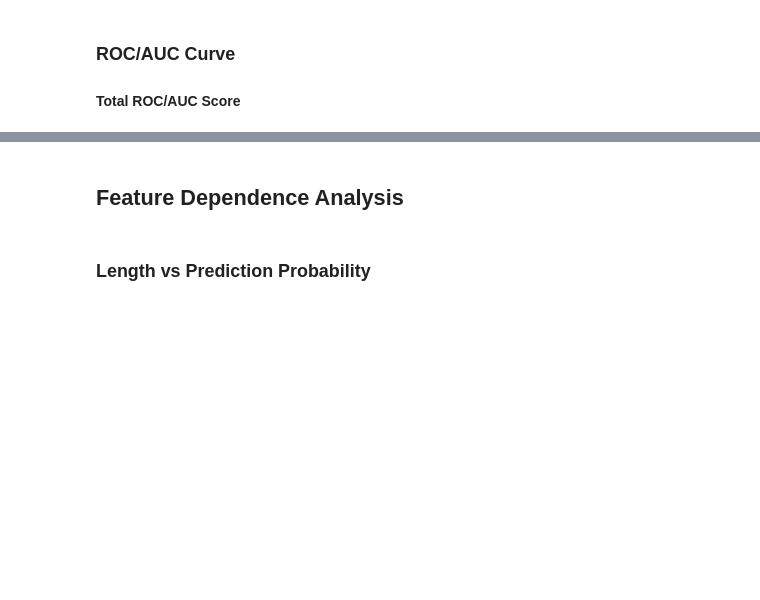
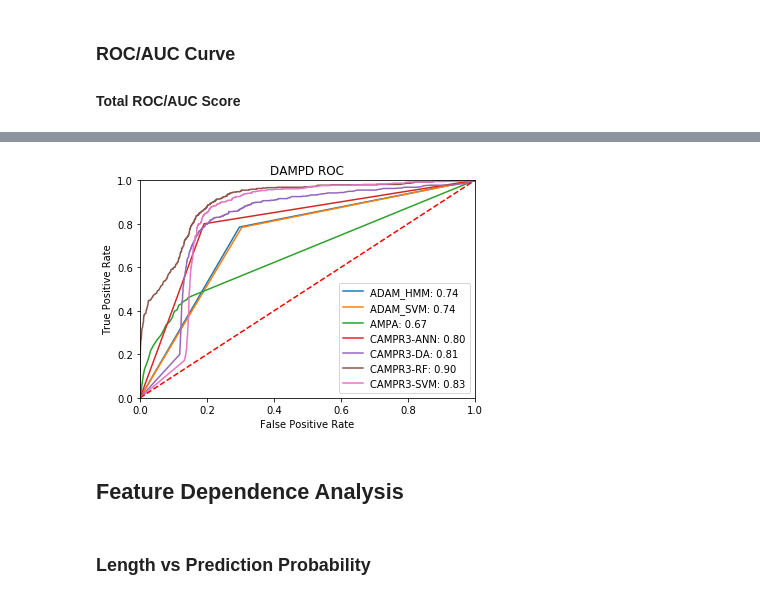
Before and after one commit to yutarochan/AMP_Benchmark, a Jupyter notebook: notebooks/Model Evaluation.ipynb, the cells around one changed output, grey strips where cells are left out. Cells and saved outputs as stored; diff of their text form; code cells hidden in the pictures; blank space fills up the shorter version.

```diff
--- a/notebooks/Model Evaluation.ipynb
+++ b/notebooks/Model Evaluation.ipynb
@@ -139,3 +174,7 @@ plt.show()
+# %%
+plot_roc('DAMPD', 'D')
+# %% [output]
+[figure, added]
 # %% [markdown]
 ## Feature Dependence Analysis
 # %% [markdown]
```
Also changed, not shown: parts of 11 cells of this notebook.
